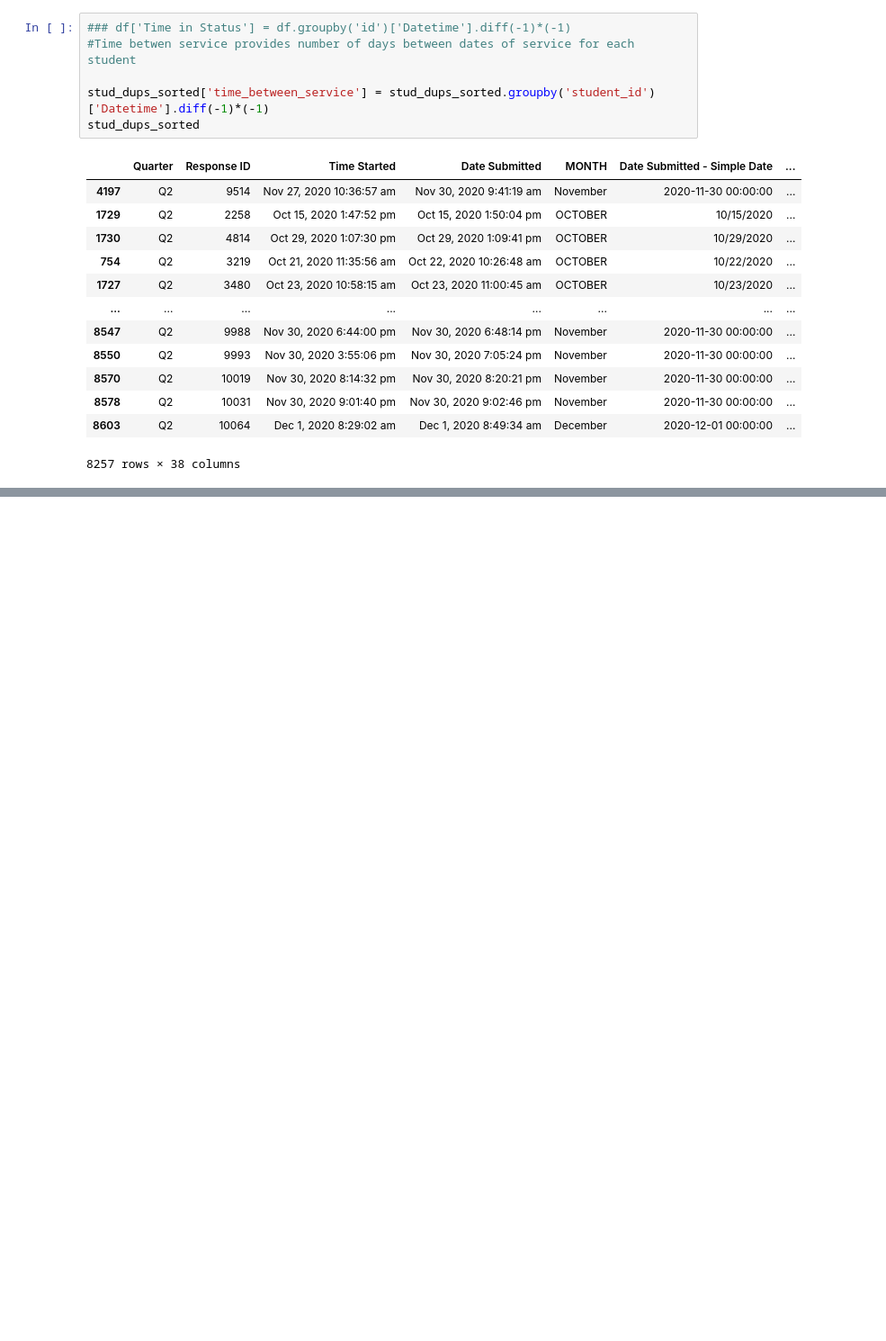
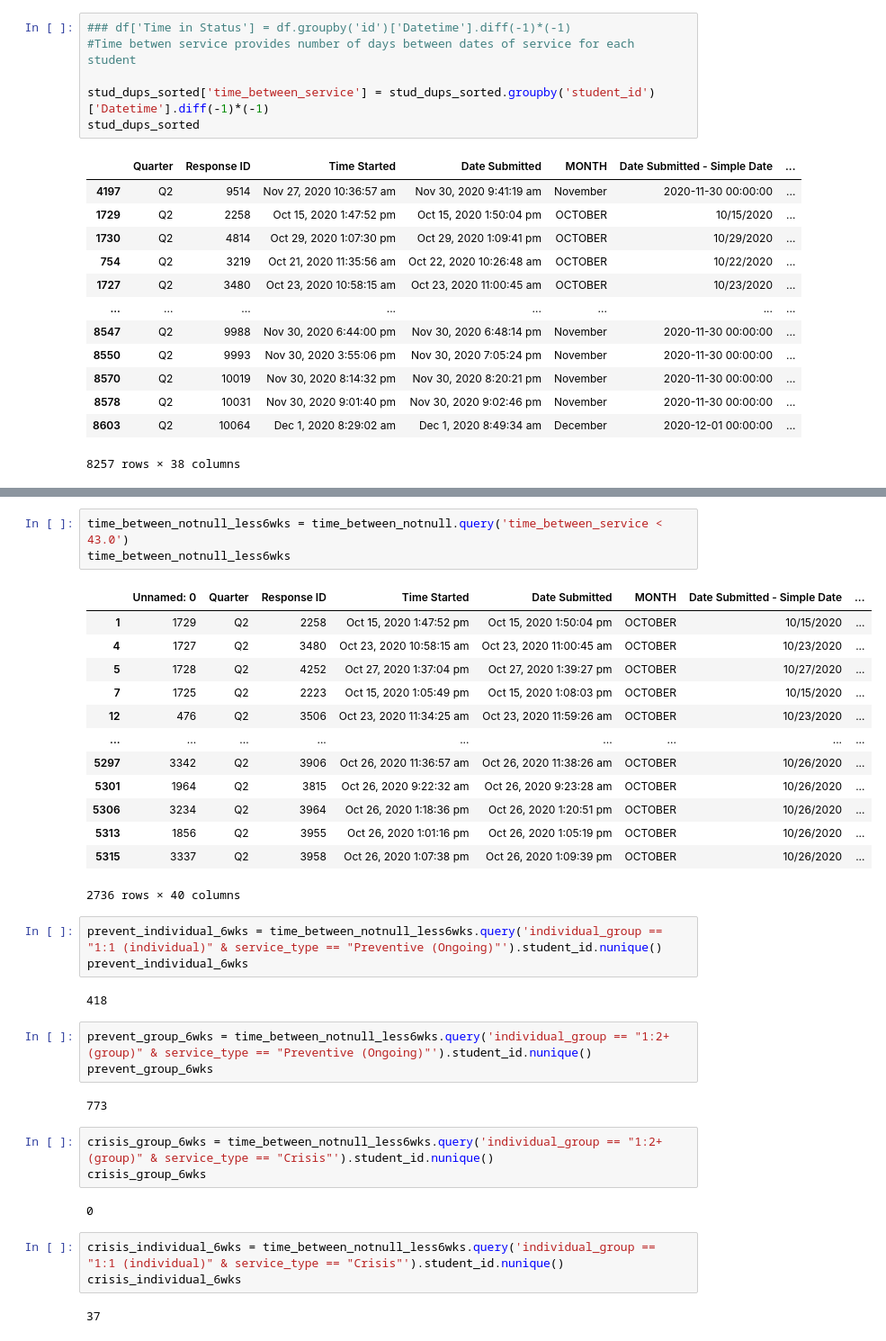
Before and after one commit to hdbedwell/thrive_metrics, a Jupyter notebook: 12282020 Thrive Reporting Template.ipynb, the cells around one changed output, grey strips where cells are left out. Shown: that part at 90% size. Drawn from its saved outputs; the diff is of its cells as text; blank space fills up the shorter version.

```diff
--- a/12282020 Thrive Reporting Template.ipynb
+++ b/12282020 Thrive Reporting Template.ipynb
@@ -294,0 +311,37 @@ TypeError: 'Series' objects are mutable, thus they cannot be hashed
+# %%
+time_between_notnull_less6wks = time_between_notnull.query('time_between_service < 43.0')
+time_between_notnull_less6wks
+# %% [output]
+|  | Unnamed: 0 | Quarter | Response ID | Time Started | Date Submitted | MONTH | Date Submitted - Simple Date | ... |
+| 1 | 1729 | Q2 | 2258 | Oct 15, 2020 1:47:52 pm | Oct 15, 2020 1:50:04 pm | OCTOBER | 10/15/2020 | ... |
+| 4 | 1727 | Q2 | 3480 | Oct 23, 2020 10:58:15 am | Oct 23, 2020 11:00:45 am | OCTOBER | 10/23/2020 | ... |
+| 5 | 1728 | Q2 | 4252 | Oct 27, 2020 1:37:04 pm | Oct 27, 2020 1:39:27 pm | OCTOBER | 10/27/2020 | ... |
+| 7 | 1725 | Q2 | 2223 | Oct 15, 2020 1:05:49 pm | Oct 15, 2020 1:08:03 pm | OCTOBER | 10/15/2020 | ... |
+| 12 | 476 | Q2 | 3506 | Oct 23, 2020 11:34:25 am | Oct 23, 2020 11:59:26 am | OCTOBER | 10/23/2020 | ... |
+| ... | ... | ... | ... | ... | ... | ... | ... | ... |
+| 5297 | 3342 | Q2 | 3906 | Oct 26, 2020 11:36:57 am | Oct 26, 2020 11:38:26 am | OCTOBER | 10/26/2020 | ... |
+| 5301 | 1964 | Q2 | 3815 | Oct 26, 2020 9:22:32 am | Oct 26, 2020 9:23:28 am | OCTOBER | 10/26/2020 | ... |
+| 5306 | 3234 | Q2 | 3964 | Oct 26, 2020 1:18:36 pm | Oct 26, 2020 1:20:51 pm | OCTOBER | 10/26/2020 | ... |
+| 5313 | 1856 | Q2 | 3955 | Oct 26, 2020 1:01:16 pm | Oct 26, 2020 1:05:19 pm | OCTOBER | 10/26/2020 | ... |
+| 5315 | 3337 | Q2 | 3958 | Oct 26, 2020 1:07:38 pm | Oct 26, 2020 1:09:39 pm | OCTOBER | 10/26/2020 | ... |
+2736 rows × 40 columns
+# %%
+prevent_individual_6wks = time_between_notnull_less6wks.query('individual_group == "1:1 (individual)" & service_type == "Preventive (Ongoing)"').student_id.nunique()
+prevent_individual_6wks
+# %% [output]
+418
+# %%
+prevent_group_6wks = time_between_notnull_less6wks.query('individual_group == "1:2+ (group)" & service_type == "Preventive (Ongoing)"').student_id.nunique()
+prevent_group_6wks
+# %% [output]
+773
+# %%
+crisis_group_6wks = time_between_notnull_less6wks.query('individual_group == "1:2+ (group)" & service_type == "Crisis"').student_id.nunique()
+crisis_group_6wks
+# %% [output]
+0
+# %%
+crisis_individual_6wks = time_between_notnull_less6wks.query('individual_group == "1:1 (individual)" & service_type == "Crisis"').student_id.nunique()
+crisis_individual_6wks
+# %% [output]
+37
```
Also changed, not shown: parts of 6 cells of this notebook.
